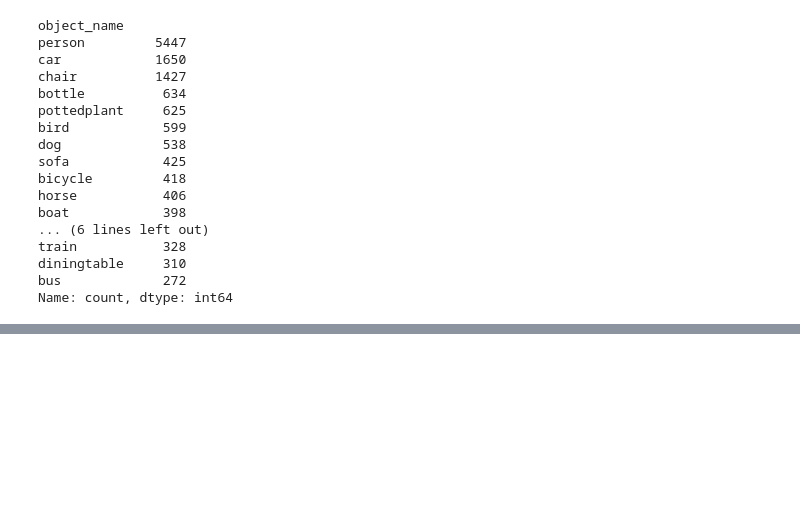
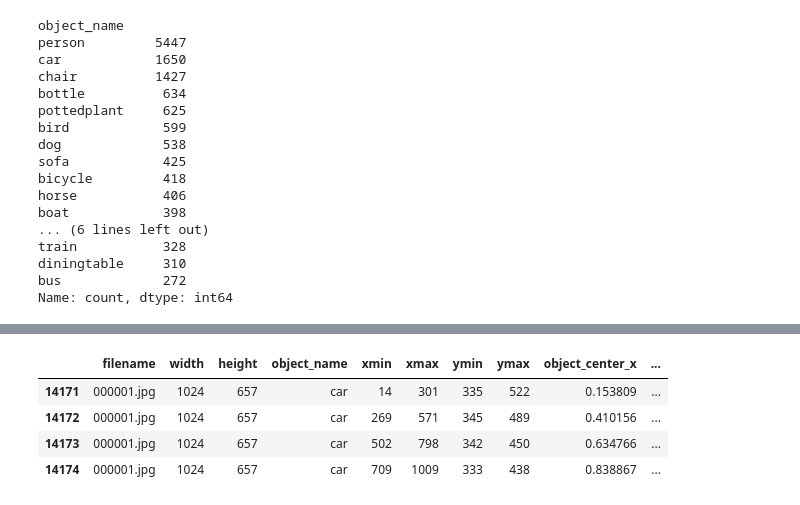
Before and after one commit to diardanoraihan/Web_App_Object_Detection, a Jupyter notebook: main.ipynb, the cells around one changed output, grey strips where cells are left out. Saved outputs shown, nothing was run; the diff lists cells and outputs as text; code cells hidden in the pictures; blank space fills up the shorter version.

Commit message:
feat: complete the data preparation process

```diff
--- a/main.ipynb
+++ b/main.ipynb
@@ -203,0 +236,4 @@ Name: count, dtype: int64
+# %%
+cols = ['width', 'height', 'xmin', 'xmax', 'ymin', 'ymax']
+df[cols] = df[cols].astype(int)
+df.info()
@@ -203,0 +256,24 @@ Name: count, dtype: int64
+# %%
+# Coordinate Conversion
+object_center_x = []
+object_center_y = []
+object_width = []
+object_height = []
+for row, data in df.iterrows():
+  object_center_x.append(((data['xmin'] + data['xmax'])/2)/data['width'])
+  object_center_y.append(((data['ymin'] + data['ymax'])/2)/data['height'])
+  object_width.append((data['xmax'] - data['xmin'])/data['width'])
+  object_height.append((data['ymax'] - data['ymin'])/data['height'])
+
+df['object_center_x'] = object_center_x
+df['object_center_y'] = object_center_y
+df['object_width'] = object_width
+df['object_height'] = object_height
+# %%
+df[df['filename'] == '000001.jpg']
+# %% [output]
+|  | filename | width | height | object_name | xmin | xmax | ymin | ymax | object_center_x | ... |
+| 14171 | 000001.jpg | 1024 | 657 | car | 14 | 301 | 335 | 522 | 0.153809 | ... |
+| 14172 | 000001.jpg | 1024 | 657 | car | 269 | 571 | 345 | 489 | 0.410156 | ... |
+| 14173 | 000001.jpg | 1024 | 657 | car | 502 | 798 | 342 | 450 | 0.634766 | ... |
+| 14174 | 000001.jpg | 1024 | 657 | car | 709 | 1009 | 333 | 438 | 0.838867 | ... |
```
Also changed, not shown: parts of 20 cells of this notebook.
